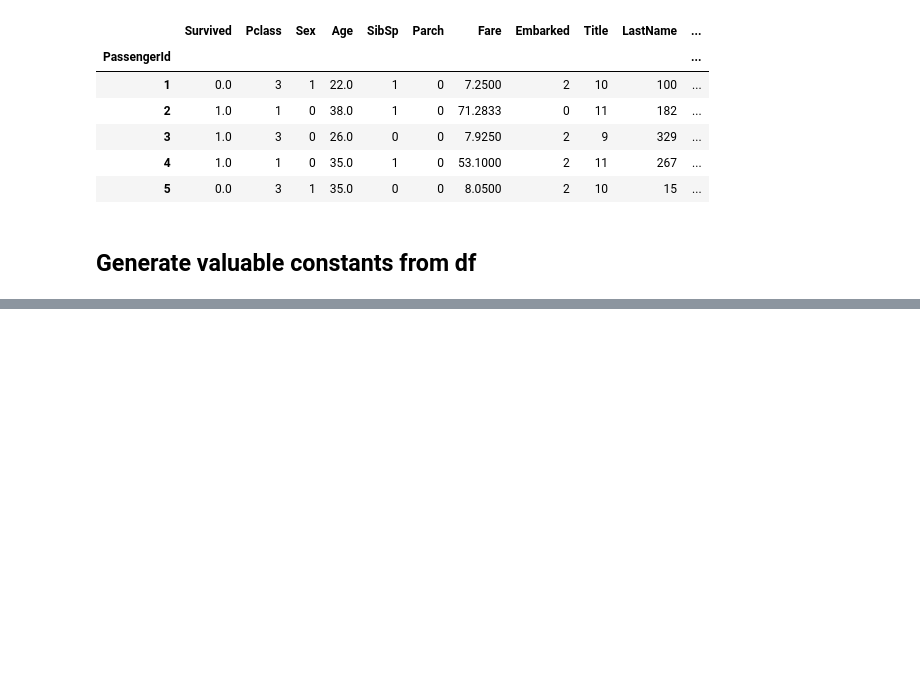
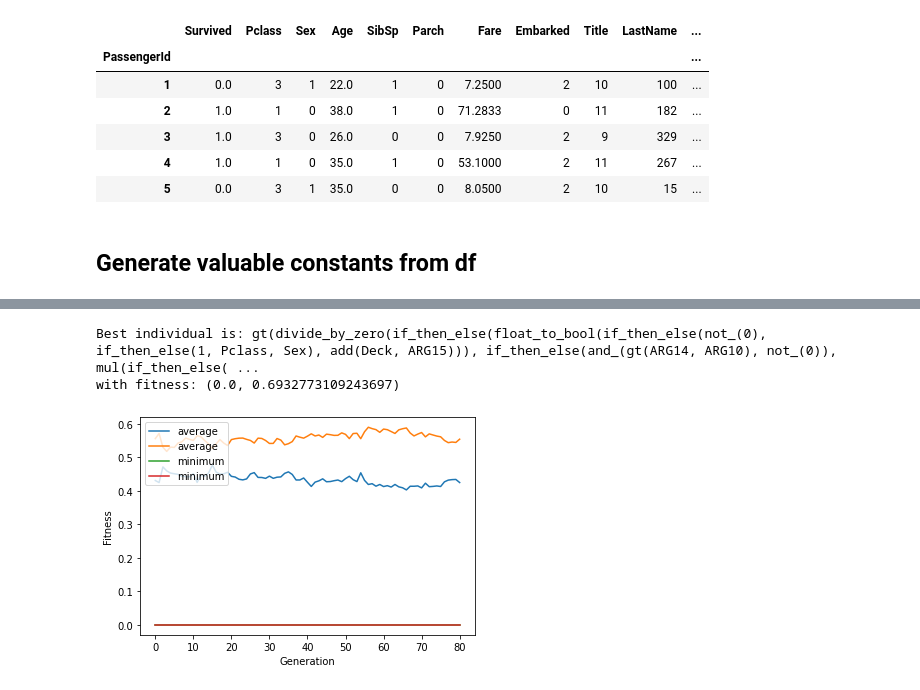
Before and after one commit to tpeat/titanic-ml, a Jupyter notebook: titanic_MOGP.ipynb, the cells around one changed output, grey strips where cells are left out. Cells and saved outputs as stored; diff of their text form; code cells hidden in the pictures; blank space fills up the shorter version.

```diff
--- a/titanic_MOGP.ipynb
+++ b/titanic_MOGP.ipynb
@@ -157,0 +309,13 @@ toolbox.decorate("mutate", gp.staticLimit(key=operator.attrgetter("height"), max
+# %%
+print("Best individual is: %s\nwith fitness: %s" % (hof[0], hof[0].fitness))
+gen, avg, min_, max_ = logbook.select("gen", "avg", "min", "max")
+plt.plot(gen, avg, label="average")
+plt.plot(gen, min_, label="minimum")
+plt.xlabel("Generation")
+plt.ylabel("Fitness")
+plt.legend(loc="upper left")
+plt.show()
+# %% [output]
+Best individual is: gt(divide_by_zero(if_then_else(float_to_bool(if_then_else(not_(0), if_then_else(1, Pclass, Sex), add(Deck, ARG15))), if_then_else(and_(gt(ARG14, ARG10), not_(0)), mul(if_then_else( ...
+with fitness: (0.0, 0.6932773109243697)
+[figure, added]
```
Also changed, not shown: parts of 18 cells of this notebook.
